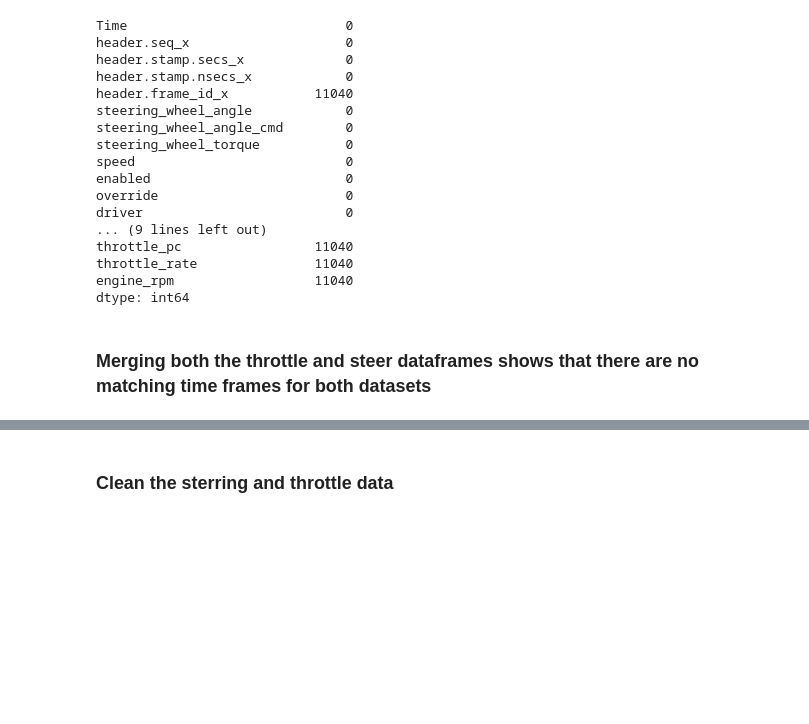
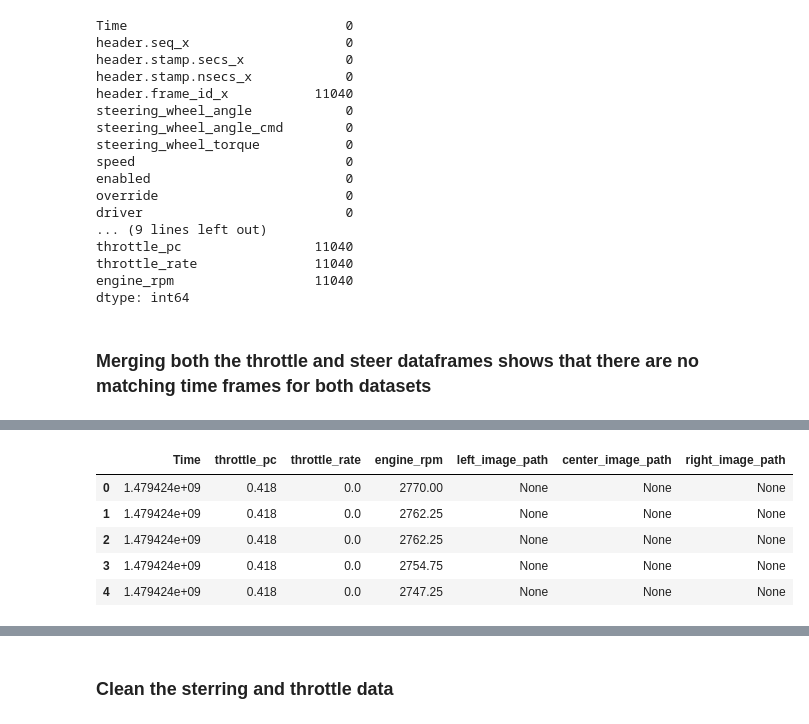
Before and after one commit to grahamjh99/VisionDrive, a Jupyter notebook: Capstone.ipynb, the cells around one changed output, grey strips where cells are left out. Drawn from its saved outputs; the diff is of its cells as text; code cells hidden in the pictures; blank space fills up the shorter version.

```diff
--- a/Capstone.ipynb
+++ b/Capstone.ipynb
@@ -143,0 +174,9 @@ throttle.to_csv('./cleaned_data/throttle_data_HMB_1.csv', index = False)
+# %%
+throttle.head()
+# %% [output]
+|  | Time | throttle_pc | throttle_rate | engine_rpm | left_image_path | center_image_path | right_image_path |
+| 0 | 1.479424e+09 | 0.418 | 0.0 | 2770.00 | None | None | None |
+| 1 | 1.479424e+09 | 0.418 | 0.0 | 2762.25 | None | None | None |
+| 2 | 1.479424e+09 | 0.418 | 0.0 | 2762.25 | None | None | None |
+| 3 | 1.479424e+09 | 0.418 | 0.0 | 2754.75 | None | None | None |
+| 4 | 1.479424e+09 | 0.418 | 0.0 | 2747.25 | None | None | None |
```
Also changed, not shown: parts of 14 cells of this notebook, 3 other files.
